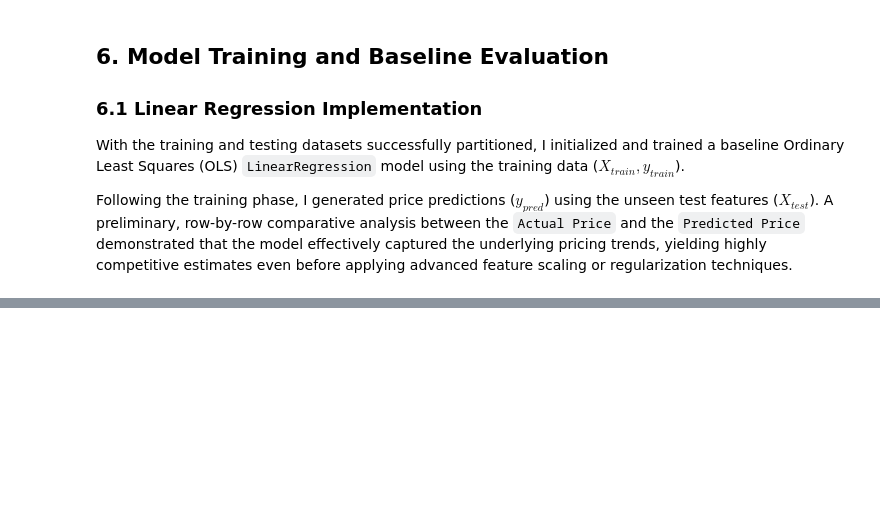
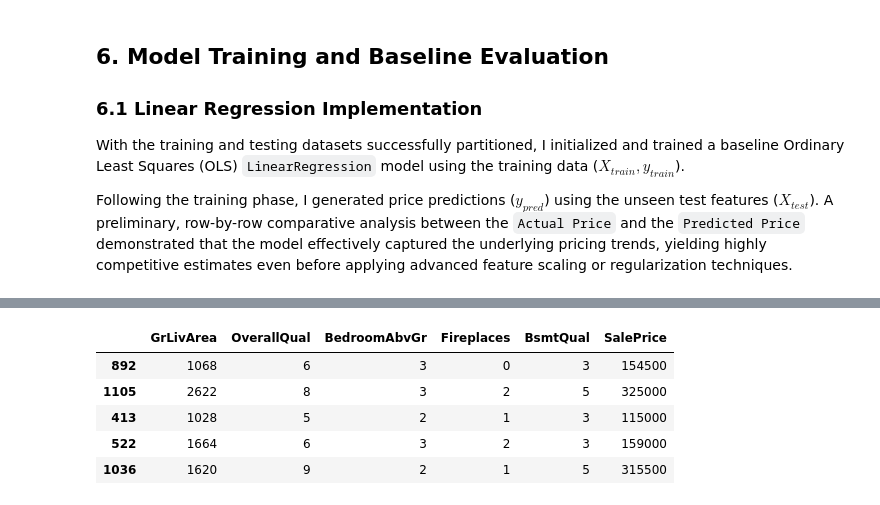
Before and after one commit to Rafaeldovale/ames-housing-regression, a Jupyter notebook: notebooks/ames_housing_analysis.ipynb, the cells around one changed output, grey strips where cells are left out. Saved outputs shown, nothing was run; the diff lists cells and outputs as text; code cells hidden in the pictures; blank space fills up the shorter version.

```diff
--- a/notebooks/ames_housing_analysis.ipynb
+++ b/notebooks/ames_housing_analysis.ipynb
@@ -393,0 +437,16 @@ Following the training phase, I generated price predictions ($y_{pred}$) using t
+# %%
+# list of the 5 house to analyzing
+selected_houses = [892, 1105, 413, 522, 1036]
+# %%
+# Columns to inspect (using original feature form base_housing before ecoding for EASIER READING )
+features_to_check = ['GrLivArea', 'OverallQual', 'BedroomAbvGr', 'Fireplaces', 'BsmtQual', 'SalePrice']
+# %%
+# Display the real data for these specific houses
+base_housing.loc[selected_houses, features_to_check]
+# %% [output]
+|  | GrLivArea | OverallQual | BedroomAbvGr | Fireplaces | BsmtQual | SalePrice |
+| 892 | 1068 | 6 | 3 | 0 | 3 | 154500 |
+| 1105 | 2622 | 8 | 3 | 2 | 5 | 325000 |
+| 413 | 1028 | 5 | 2 | 1 | 3 | 115000 |
+| 522 | 1664 | 6 | 3 | 2 | 3 | 159000 |
+| 1036 | 1620 | 9 | 2 | 1 | 5 | 315500 |
```
Also changed, not shown: parts of 9 cells of this notebook.
